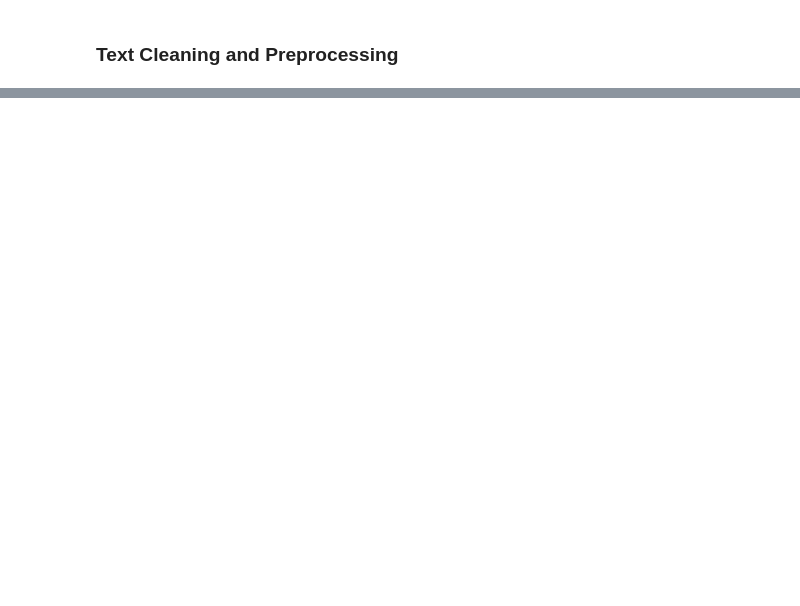
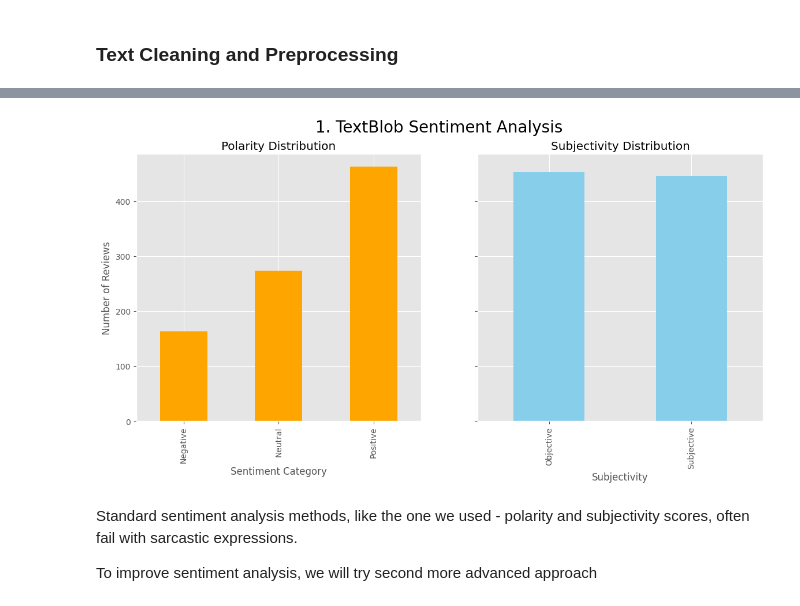
Before and after one commit to OlgaKuzminichna/SentimentAnalysis, a Jupyter notebook: Netflix.ipynb, the cells around one changed output, grey strips where cells are left out. Drawn from its saved outputs; the diff is of its cells as text; code cells hidden in the pictures; blank space fills up the shorter version.

```diff
--- a/Netflix.ipynb
+++ b/Netflix.ipynb
@@ -217,4 +212,0 @@ Top bigrams by common use: [('customer', 'service'), ('even', 'though'), ('dont'
-# %%
-# Lets apply all modernisations to content column
-df['clean_content'] = df['content'].apply(process_review).apply(remove_stopwords).apply(lemmatize_review)
-df.head(10)
@@ -324,0 +328,2 @@ model = AutoModelForSequenceClassification.from_pretrained(MODEL)
+# %%
+df['clean_content'] = df['content'].apply(process_review)
@@ -324,0 +338,10 @@ model = AutoModelForSequenceClassification.from_pretrained(MODEL)
+# %%
+# Calculate the polarity and subjectivity
+df['polarity']=df['clean_content'].apply(lambda x: TextBlob(x).sentiment.polarity)
+df['subjectivity']=df['clean_content'].apply(lambda x: TextBlob(x).sentiment.subjectivity)
+# Categorize the subjectivity score: scores below 0.5 are classified as "Objective," and scores equal to or above 0.5 are classified as "Subjective"
+df['subjectivity_category'] = df['subjectivity'].apply(lambda x: 'Objective' if x < 0.5 else 'Subjective')
+# Categorize the polarity into sentiment categories:
+df['polarity_category'] = df['polarity'].apply(lambda x: 'Negative' if x < 0 else ('Neutral' if x == 0 else 'Positive'))
+
+df.head(5)
@@ -324,0 +355,22 @@ model = AutoModelForSequenceClassification.from_pretrained(MODEL)
+# %%
+# Plotting and visualizing the counts:
+fig, axes = plt.subplots(1, 2, figsize=(14, 6), sharey=True)
+# Plot for Polarity
+df['polarity_category'].value_counts().sort_index().plot(kind = 'bar', ax=axes[0], color='orange')
+axes[0].set_title('Polarity Distribution')
+axes[0].set_xlabel('Sentiment Category')
+axes[0].set_ylabel('Number of Reviews')
+
+# Plot for Subjectivity
+df['subjectivity_category'].value_counts().sort_index().plot(kind = 'bar', ax=axes[1],  color='skyblue')
+axes[1].set_title('Subjectivity Distribution')
+axes[1].set_xlabel('Subjectivity')
+fig.suptitle("1. TextBlob Sentiment Analysis", fontsize=20)
+
+plt.show()
+# %% [output]
+[figure, added]
+# %% [markdown]
+Standard sentiment analysis methods, like the one we used - polarity and subjectivity scores, often fail with sarcastic expressions.
+
+To improve sentiment analysis, we will try second more advanced approach
```
Also changed, not shown: parts of 40 cells of this notebook, 2 other files.
